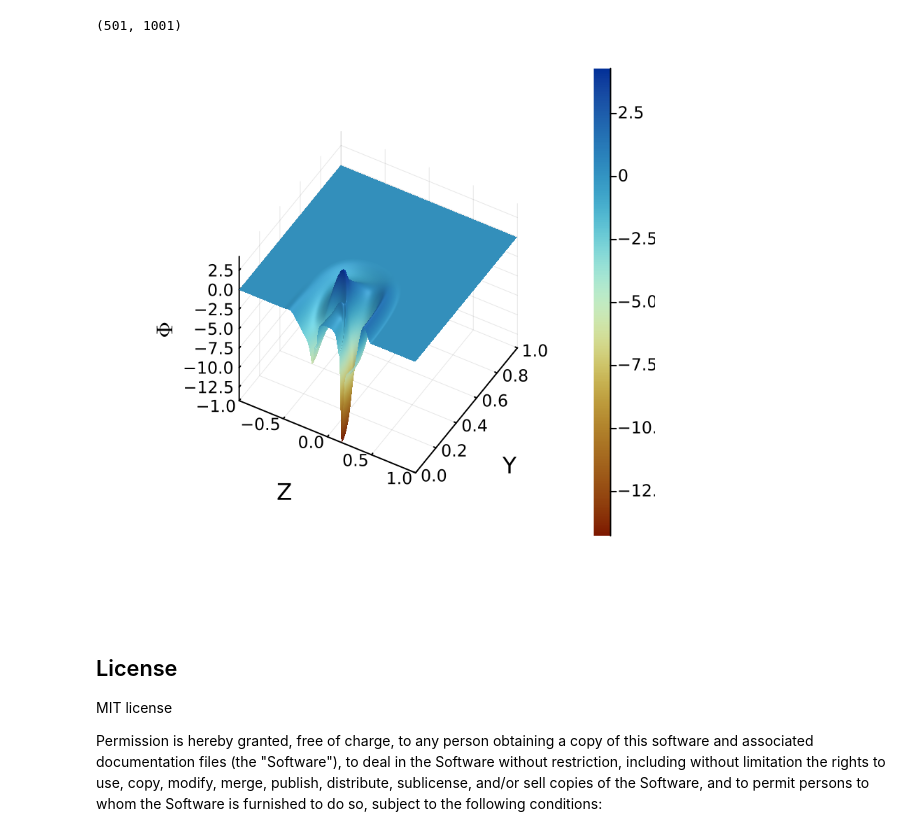
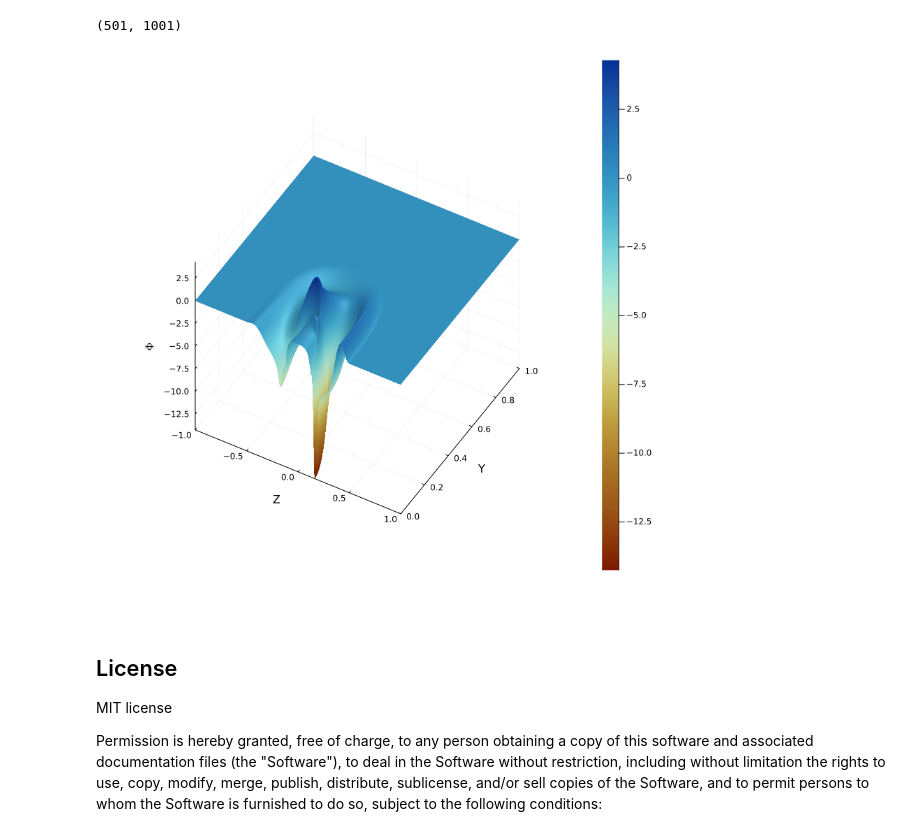
Before and after one commit to alejandroc137/ScalarWaveEvolution, a Jupyter notebook: Visualization.ipynb, the cells around one changed output. Drawn from its saved outputs; the diff is of its cells as text; code cells hidden in the pictures.

```diff
--- a/Visualization.ipynb
+++ b/Visualization.ipynb
@@ -3,24 +3,34 @@ using HDF5
 using Plots
 using LaTeXStrings
 # %%
-dy=0.002
-ko=0.3 #Dissipation
-cf=0.5
-lims=1.0
-case="NLMWP"
-timef=1.0
-amplitude=4000.0
-dt=dy*cf
+dy=0.002 # Grid spacing in the y-direction (step size for y-axis discretization)
+ko=0.3 #Numerical Dissipation (Kreiss–Oliger dissipation)
+cf=0.5 # Courant Factor
 
-fid = h5open("Results/Wave_NLMWP_4000.0_0.5_0.002_0.5_0.3.h5")
+lims=1.0 # Limit for spatial range in compactified coordinates
+case="NLMWP" # Case identifier, here it indicates a specific simulation type (Nonlinear Wave Propagation)
+timef=1.0 # Final time of the simulation (in some time unit)
+amplitude=4000.0 # Initial Amplitude of thefield
+dt=dy*cf # Time step size
 
+Tsnap=0.5 #Time of the snapshot we want to visualize
+
+# Open the HDF5 file to access the simulation results stored in it
+fid = h5open("Results/Wave_$(case)_$(amplitude)_$(Tsnap)_$(dy)_$(cf)_$(ko).h5")
+
+#The two evelution variables are stored
 vals_phi=read(fid["phi"]);
 #vals_phi=read(fid["pidot"]);
+
+# Print the dimensions (size) of the 'phi' array to get an idea of the data structure (for debugging or verification)
 println(size(vals_phi))
 
+
+# Find and store the maximum and minimum values of the field. Useful for analysis or normalization.
 maxphi=maximum(vals_phi)
 minphi=minimum(vals_phi)
 
+# Create a range of values for the y/z-coordinate, from -lims to lims, with spacing defined by 'dy'.
 ys=collect(range(-lims, lims, length=convert(Int32,(2*lims)/dy+1)));
 zs=collect(range(0, lims, length=convert(Int32,(lims)/dy+1)));
 # %% [output]
@@ -28,16 +38,16 @@ zs=collect(range(0, lims, length=convert(Int32,(lims)/dy+1)));
 # %%
 cx,cy=30,45 #Camera location
 
 surface(ys,zs,vals_phi,
-    size=(400, 400),
+    size=(800, 800),
     c = :roma,
     camera=(cx,cy),
     xlabel="Z",
     ylabel="Y",
     zlabel=L"\Phi",
     dpi=200)
 # %% [output]
-[figure, old version]
+[figure, new version]
 # %%
 savefig("Snapshot.png");
 # %% [markdown]
```
Also changed, not shown: 7 other files.
